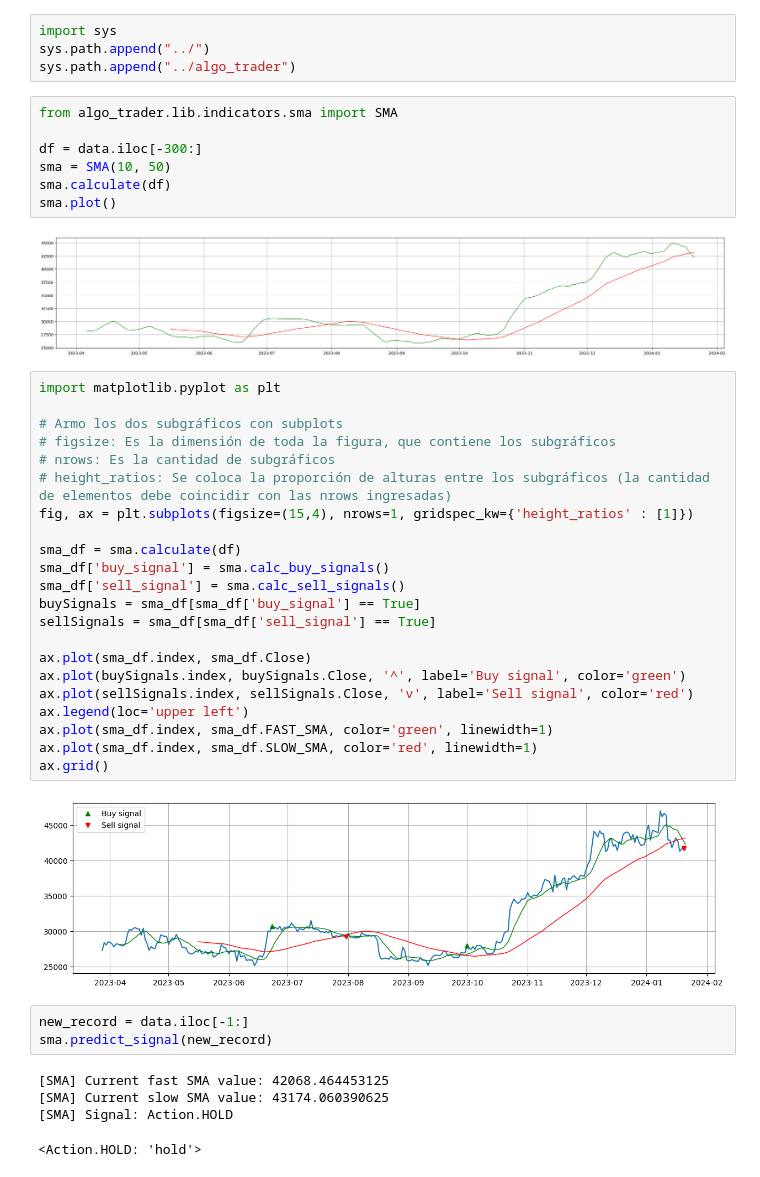
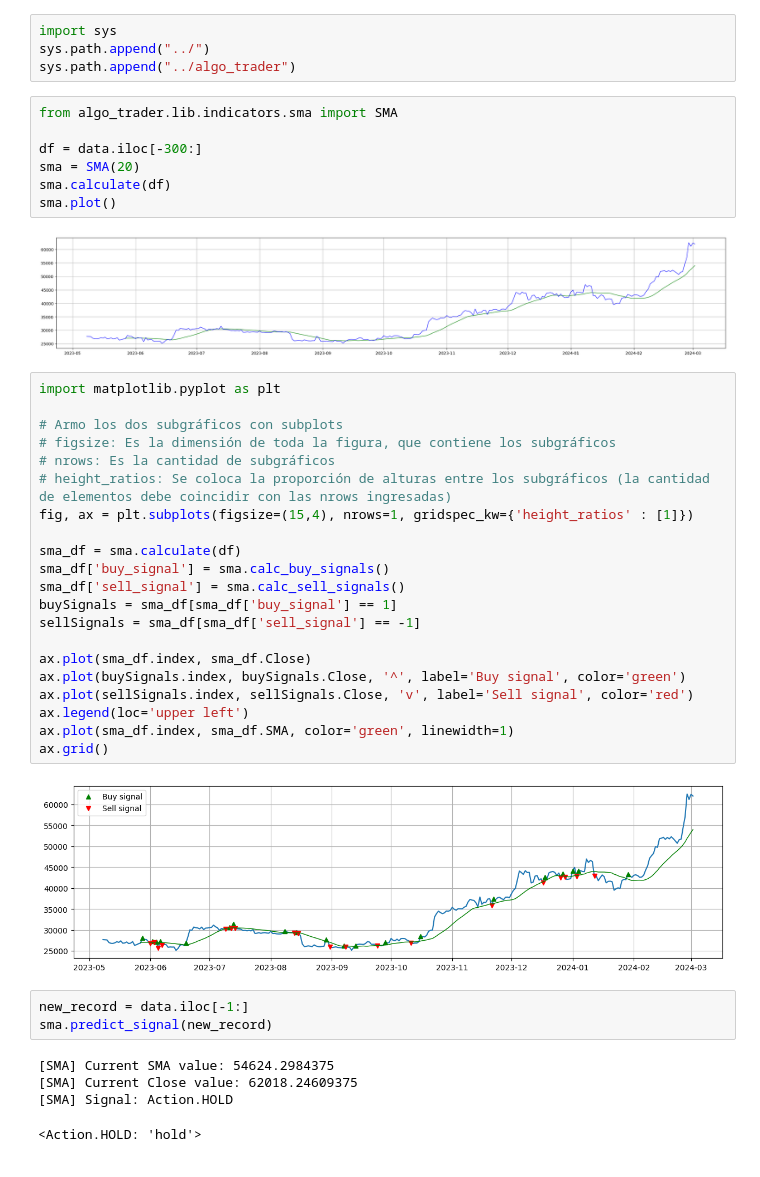
Before and after one commit to AlejandroDaneri/trabajo-profesional-fiuba, a Jupyter notebook: tests_indicators/sma.ipynb, the cells around one changed output. Drawn from its saved outputs; the diff is of its cells as text.

```diff
--- a/tests_indicators/sma.ipynb
+++ b/tests_indicators/sma.ipynb
@@ -14,40 +14,39 @@ sys.path.append("../algo_trader")
 from algo_trader.lib.indicators.sma import SMA
 
 df = data.iloc[-300:]
-sma = SMA(10, 50)
+sma = SMA(20)
 sma.calculate(df)
 sma.plot()
 # %% [output]
-[figure, old version]
+[figure, new version]
 # %%
 import matplotlib.pyplot as plt
 
 # Armo los dos subgráficos con subplots
 # figsize: Es la dimensión de toda la figura, que contiene los subgráficos
 # nrows: Es la cantidad de subgráficos
 # height_ratios: Se coloca la proporción de alturas entre los subgráficos (la cantidad de elementos debe coincidir con las nrows ingresadas)
 fig, ax = plt.subplots(figsize=(15,4), nrows=1, gridspec_kw={'height_ratios' : [1]})
 
 sma_df = sma.calculate(df)
 sma_df['buy_signal'] = sma.calc_buy_signals()
 sma_df['sell_signal'] = sma.calc_sell_signals()
-buySignals = sma_df[sma_df['buy_signal'] == True]
-sellSignals = sma_df[sma_df['sell_signal'] == True]
+buySignals = sma_df[sma_df['buy_signal'] == 1]
+sellSignals = sma_df[sma_df['sell_signal'] == -1]
 
 ax.plot(sma_df.index, sma_df.Close)
 ax.plot(buySignals.index, buySignals.Close, '^', label='Buy signal', color='green')
 ax.plot(sellSignals.index, sellSignals.Close, 'v', label='Sell signal', color='red')
 ax.legend(loc='upper left')
-ax.plot(sma_df.index, sma_df.FAST_SMA, color='green', linewidth=1)
-ax.plot(sma_df.index, sma_df.SLOW_SMA, color='red', linewidth=1)
+ax.plot(sma_df.index, sma_df.SMA, color='green', linewidth=1)
 ax.grid()
 # %% [output]
-[figure, old version]
+[figure, new version]
 # %%
 new_record = data.iloc[-1:]
 sma.predict_signal(new_record)
 # %% [output]
-[SMA] Current fast SMA value: 42068.464453125
-[SMA] Current slow SMA value: 43174.060390625
+[SMA] Current SMA value: 54624.2984375
+[SMA] Current Close value: 62018.24609375
 [SMA] Signal: Action.HOLD
 <Action.HOLD: 'hold'>
```
Also changed, not shown: 15 other files.
